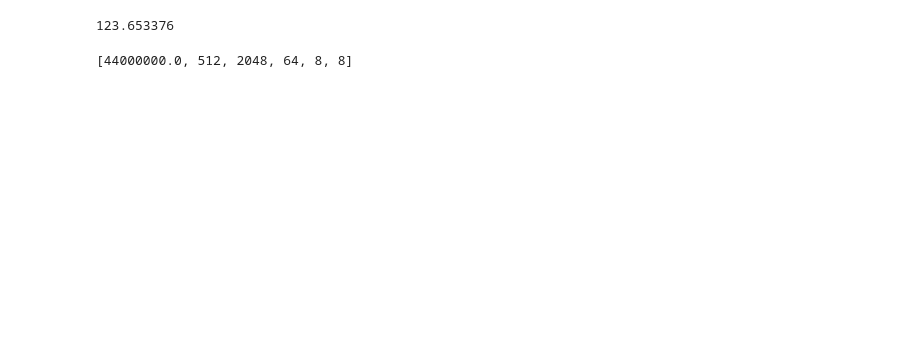
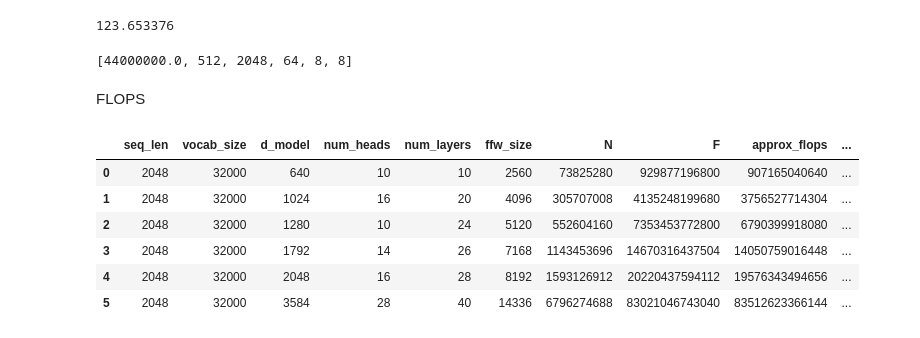
Before and after one commit to mansi104-ai/Nano-gpt-model, a Jupyter notebook: scaling_laws.ipynb, the cells around one changed output. Saved outputs shown, nothing was run; the diff lists cells and outputs as text; code cells hidden in the pictures; blank space fills up the shorter version.

```diff
--- a/scaling_laws.ipynb
+++ b/scaling_laws.ipynb
@@ -53,3 +53,5 @@ chilchilla_models[0] # tuples of params, d_model, ffw_size, kv_size, n_heads, n_
 [44000000.0, 512, 2048, 64, 8, 8]
 # %% [output]
 [44000000.0, 512, 2048, 64, 8, 8]
+# %% [markdown]
+FLOPS
@@ -55,0 +97,55 @@ chilchilla_models[0] # tuples of params, d_model, ffw_size, kv_size, n_heads, n_
+# %%
+# Now try reproduce Table A4 from Chinchilla paper Appendix,
+# comparing accurate flops above to approximate flops F = 6*N*D
+# note Chinchilla mentions using vocab_size = 32K
+
+chilchilla_models_table4 = [
+  [10, 640, 2560, 10, 64],
+  [20, 1024, 4096, 16, 64],
+  [24, 1280, 5120, 10, 128 ],
+  [26, 1792, 7168, 14, 128 ],
+  [28, 2048, 8192, 16, 128],
+  [40,  3584, 14336, 28, 128]
+]
+
+rows = []
+for num_layers, d_model, ffw_size, num_heads, _ in chilchilla_models_table4:
+
+    args = dict(seq_len = 2048, vocab_size = 32000, d_model = d_model,
+                num_heads = num_heads, num_layers = num_layers, ffw_size=ffw_size)
+
+    D = args['seq_len'] # dataset size (cancels anyway, for the purposes of the ratio calculation below)
+    N = chinchilla_params(**args)
+    F = chinchilla_flops(**args)
+
+    approx_flops = 6*D*N # approximate flops
+    chinch_flops = F * (float(D) / args['seq_len']) # exact flops according to Chinchilla paper calculations
+
+    # print('---')
+    # print(f"params: {N/1e6:.2f}M")
+    # print(f"approx flops: {approx_flops/1e9:.2f}B")
+    # print(f"chinchilla flops: {chinch_flops/1e9:.2f}B")
+
+     # print(f"ratio (chinchilla / approx): {chinch_flops / approx_flops:.2f}")
+
+    # first copy all keyvalues from args into out
+    out = {k:v for k,v in args.items()}
+    # then add the calculated values
+    out['N'] = N
+    out['F'] = F
+    out['approx_flops'] = approx_flops
+    out['chinch_flops'] = chinch_flops
+    out['ratio'] = chinch_flops / approx_flops
+    rows.append(out)
+
+# make a pandas dataframe from rows
+df = pd.DataFrame(rows)
+df
+# %% [output]
+|  | seq_len | vocab_size | d_model | num_heads | num_layers | ffw_size | N | F | approx_flops | ... |
+| 0 | 2048 | 32000 | 640 | 10 | 10 | 2560 | 73825280 | 929877196800 | 907165040640 | ... |
+| 1 | 2048 | 32000 | 1024 | 16 | 20 | 4096 | 305707008 | 4135248199680 | 3756527714304 | ... |
+| 2 | 2048 | 32000 | 1280 | 10 | 24 | 5120 | 552604160 | 7353453772800 | 6790399918080 | ... |
+| 3 | 2048 | 32000 | 1792 | 14 | 26 | 7168 | 1143453696 | 14670316437504 | 14050759016448 | ... |
+| 4 | 2048 | 32000 | 2048 | 16 | 28 | 8192 | 1593126912 | 20220437594112 | 19576343494656 | ... |
+| 5 | 2048 | 32000 | 3584 | 28 | 40 | 14336 | 6796274688 | 83021046743040 | 83512623366144 | ... |
```
Also changed, not shown: parts of 11 cells of this notebook, 2 other files.
